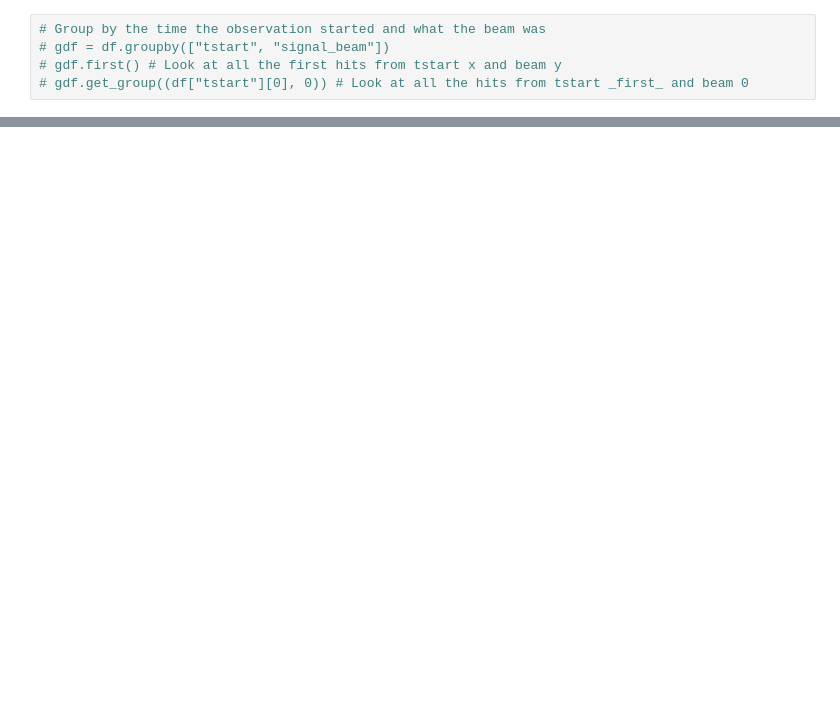
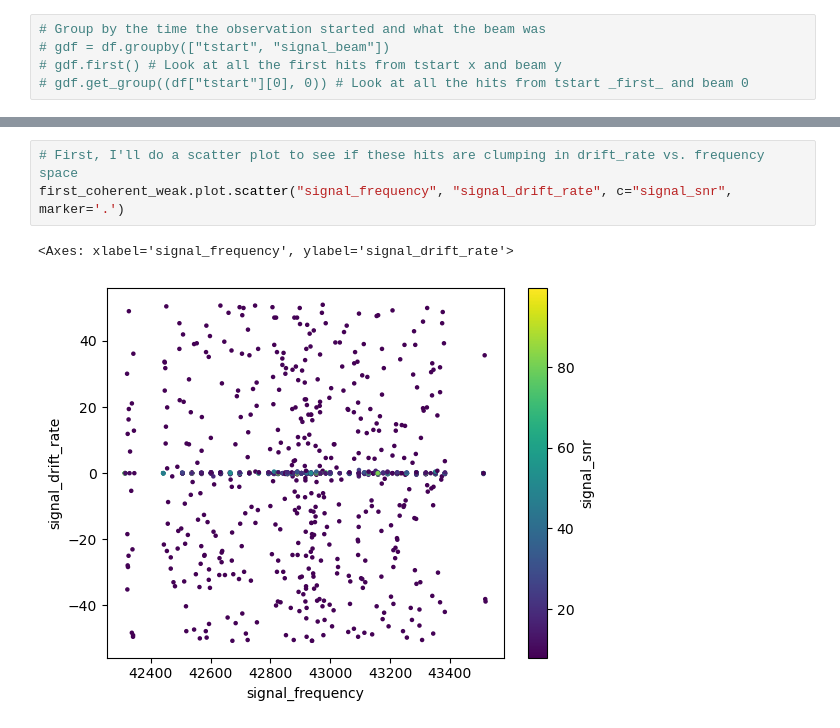
Before and after one commit to talonmyburgh/BL-COSMIC-HighFreq-Search, a Jupyter notebook: messing_around.ipynb, the cells around one changed output, grey strips where cells are left out. Drawn from its saved outputs; the diff is of its cells as text; blank space fills up the shorter version.

```diff
--- a/messing_around.ipynb
+++ b/messing_around.ipynb
@@ -454,0 +577,6 @@ There are 4 unique values for signal_num_timesteps:
+# %%
+# First, I'll do a scatter plot to see if these hits are clumping in drift_rate vs. frequency space
+first_coherent_weak.plot.scatter("signal_frequency", "signal_drift_rate", c="signal_snr", marker='.')
+# %% [output]
+<Axes: xlabel='signal_frequency', ylabel='signal_drift_rate'>
+[figure, added]
```
Also changed, not shown: parts of 40 cells of this notebook, 8 other files.
